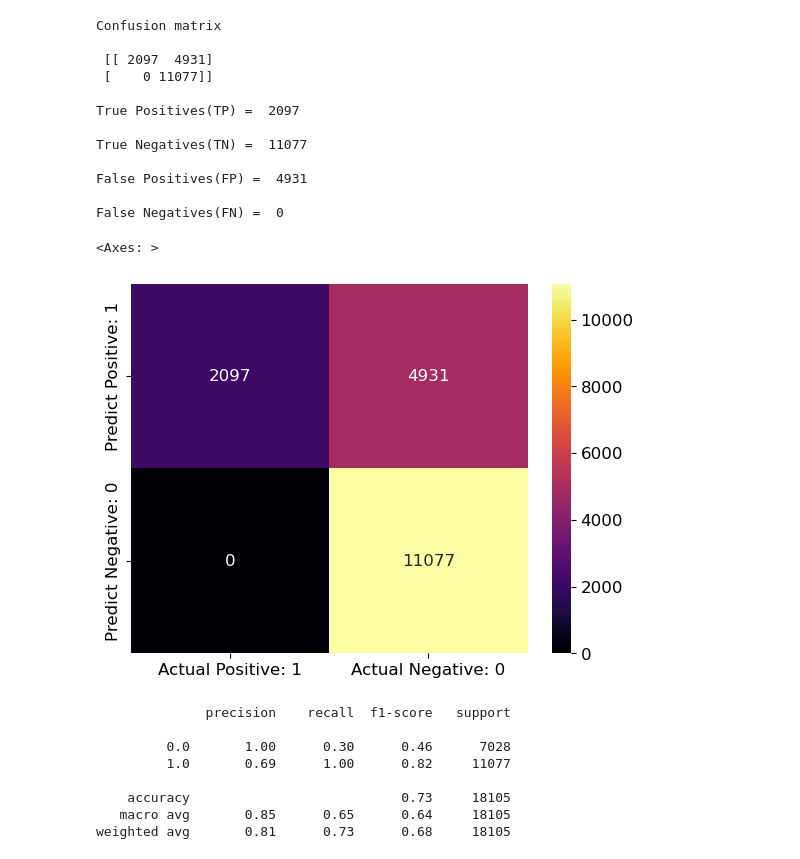
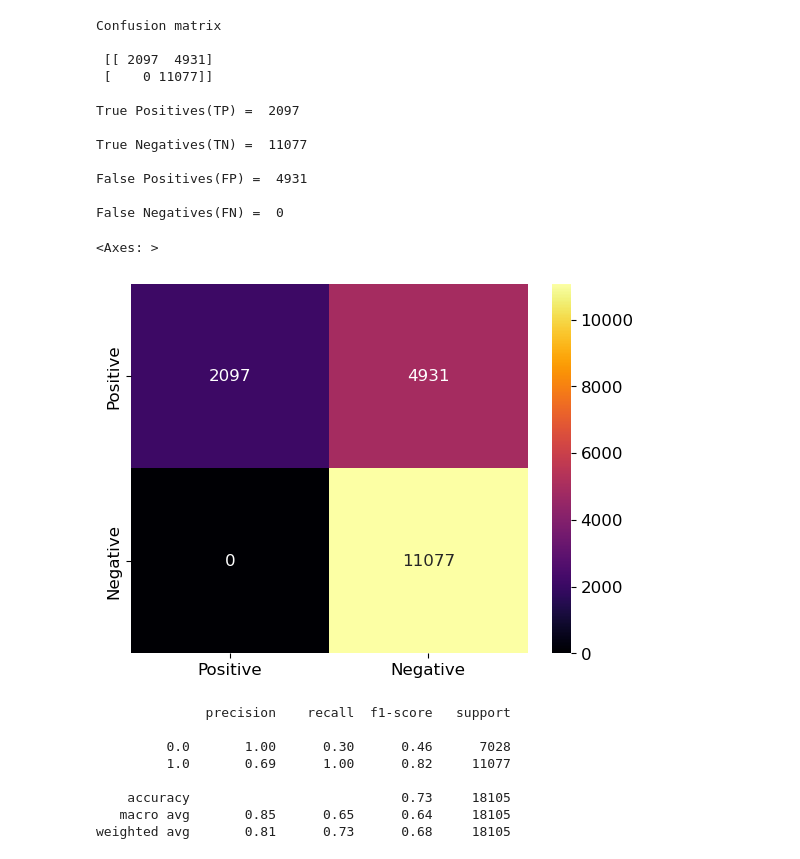
Before and after one commit to ChristyNova/CSCI5622_project, a Jupyter notebook: CSCI_5622_Project_NaiveBayes.ipynb, the cells around one changed output. Drawn from its saved outputs; the diff is of its cells as text; code cells hidden in the pictures.

```diff
--- a/CSCI_5622_Project_NaiveBayes.ipynb
+++ b/CSCI_5622_Project_NaiveBayes.ipynb
@@ -341,13 +341,13 @@ False Negatives(FN) =  0
 # %%
 import seaborn as sns # for statistical data visualization
 
-cm_matrix = pd.DataFrame(data = cm, columns=['Actual Positive: 1', 'Actual Negative: 0'],
-                                 index=['Predict Positive: 1', 'Predict Negative: 0'])
+cm_matrix = pd.DataFrame(data = cm, columns=['Positive', 'Negative'],
+                                 index=['Positive', 'Negative'])
 
 sns.heatmap(cm_matrix, annot = True, fmt='d', cmap='inferno')
 # %% [output]
 <Axes: >
-[figure, old version]
+[figure, new version]
 # %%
 from sklearn.metrics import classification_report
 
```
